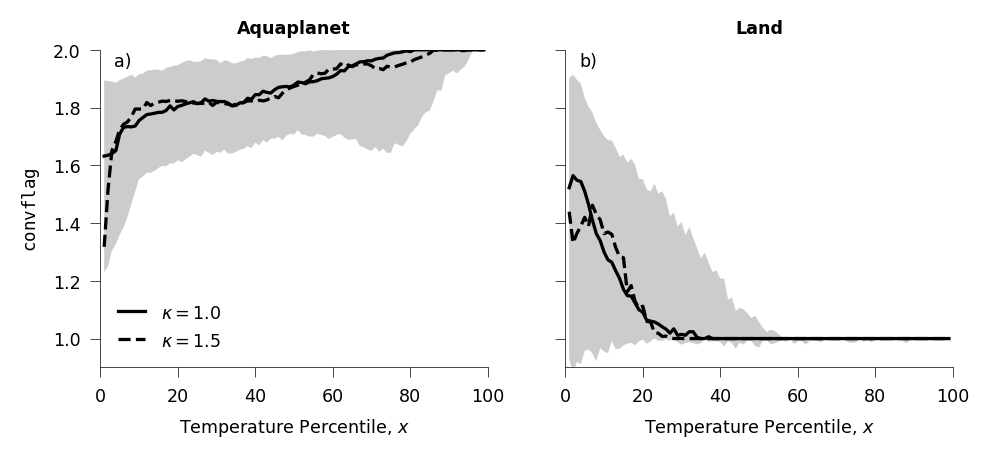
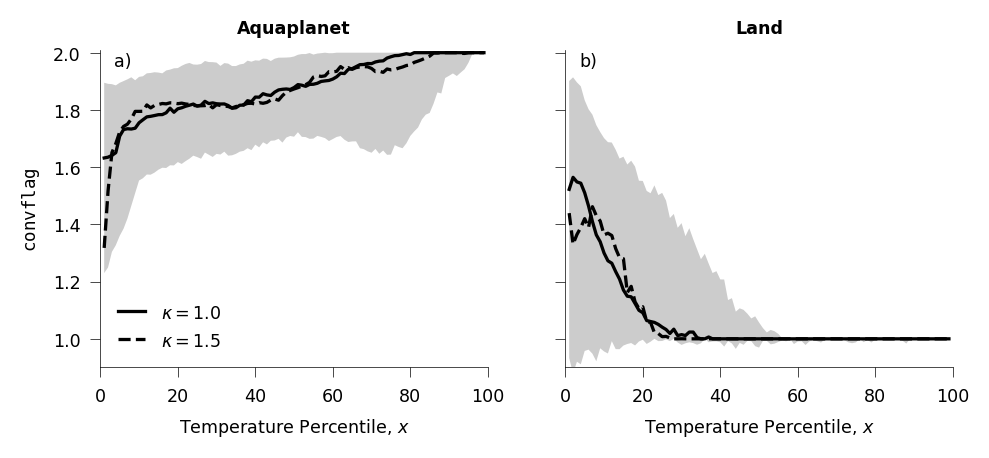
Code edit (unified diff) that turned the first committed figure into the second:
--- before
+++ after
@@ -19,5 +19,5 @@
 
 update_linewidth(fig, 1.5)
-ax[0].set_ylim(0.9, 2)
+ax[0].set_ylim(0.9, 2.01)
 ax[0].set_xlim(0, 100)
 ax[0].set_ylabel('$\mathtt{convflag}$')

Commit: Modified figures for Mike comments